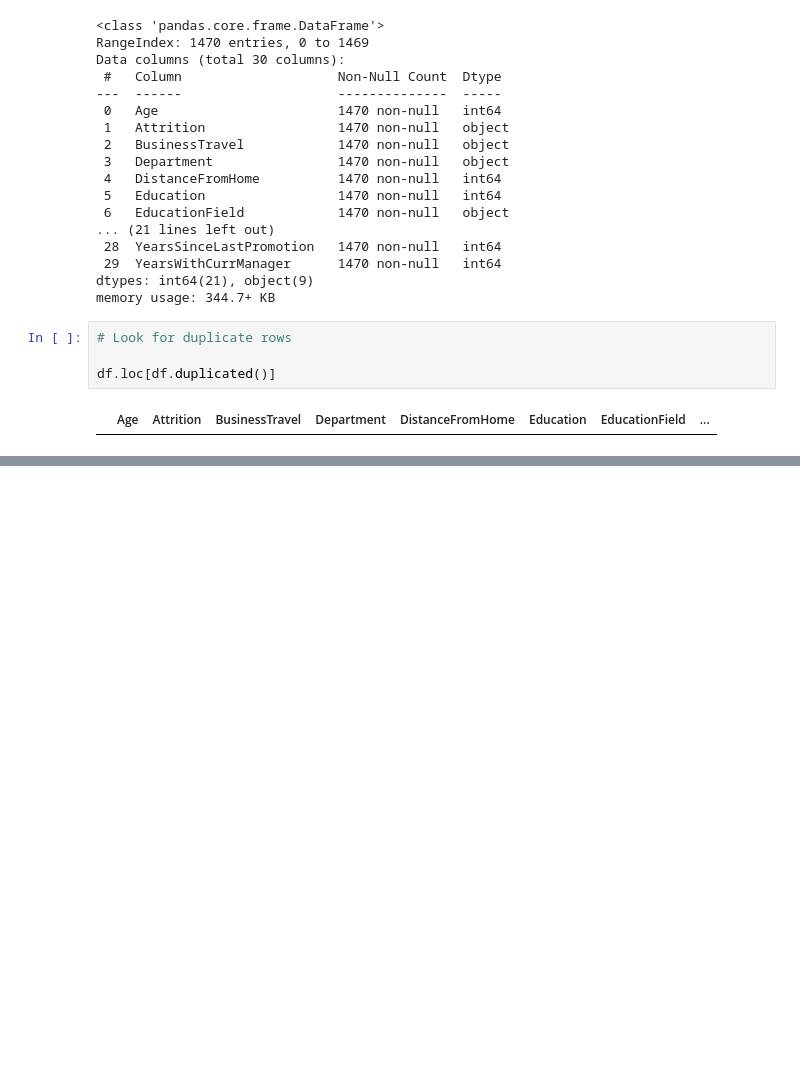
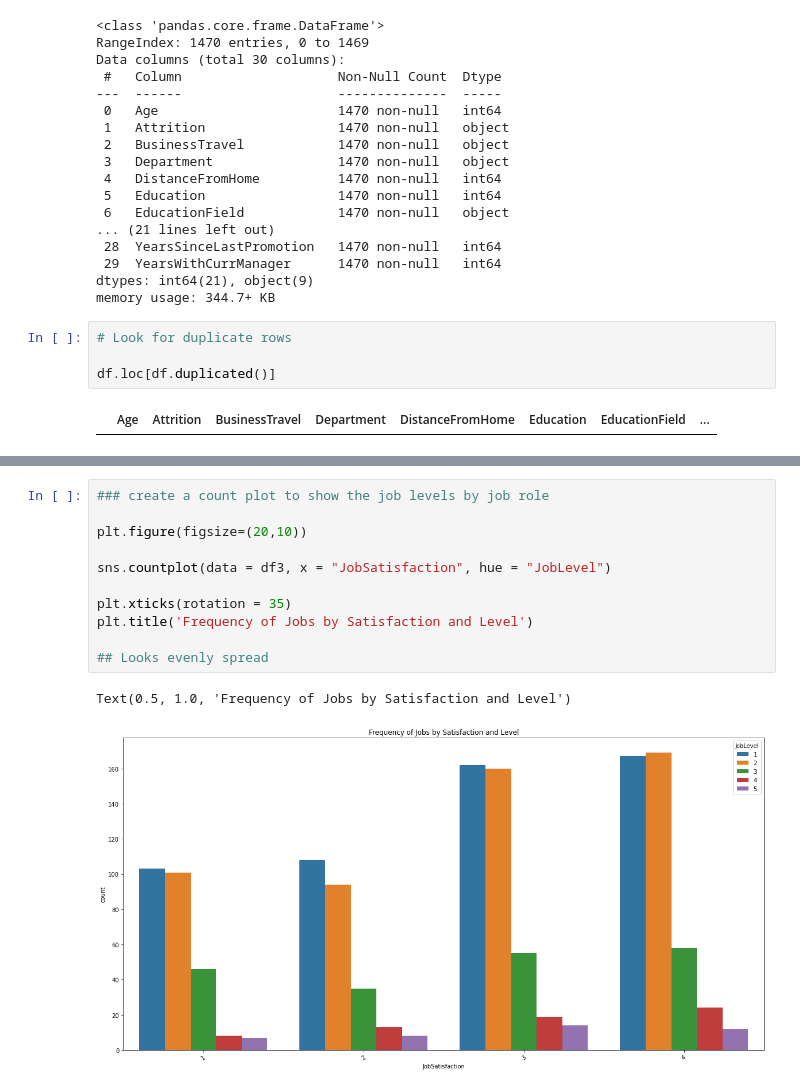
Before and after one commit to anitawahi/DataAnalyticsPractitioner22, a Jupyter notebook: IBM Project (1).ipynb, the cells around one changed output, grey strips where cells are left out. Cells and saved outputs as stored; diff of their text form; blank space fills up the shorter version.

```diff
--- a/IBM Project (1).ipynb
+++ b/IBM Project (1).ipynb
@@ -587,0 +724,14 @@ Name: JobSatisfaction, dtype: float64
+# %%
+### create a count plot to show the job levels by job role
+
+plt.figure(figsize=(20,10))
+
+sns.countplot(data = df3, x = "JobSatisfaction", hue = "JobLevel")
+
+plt.xticks(rotation = 35)
+plt.title('Frequency of Jobs by Satisfaction and Level')
+
+## Looks evenly spread
+# %% [output]
+Text(0.5, 1.0, 'Frequency of Jobs by Satisfaction and Level')
+[figure, added]
```
Also changed, not shown: parts of 142 cells of this notebook.
